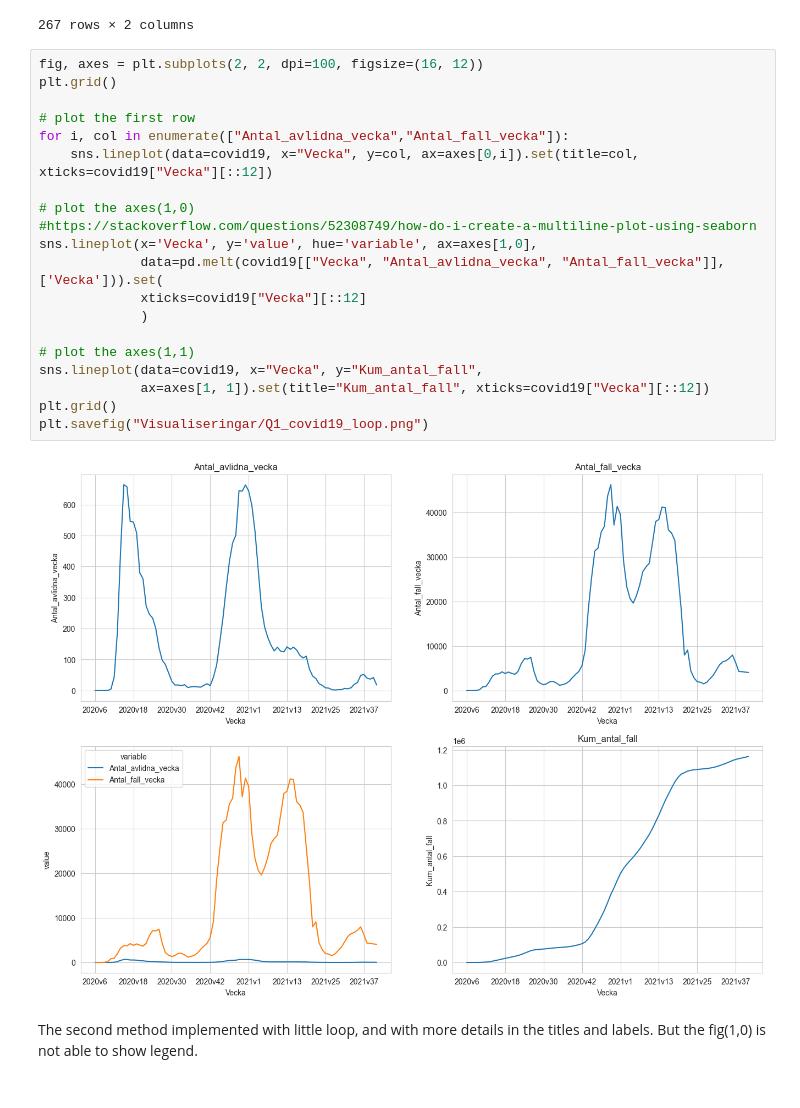
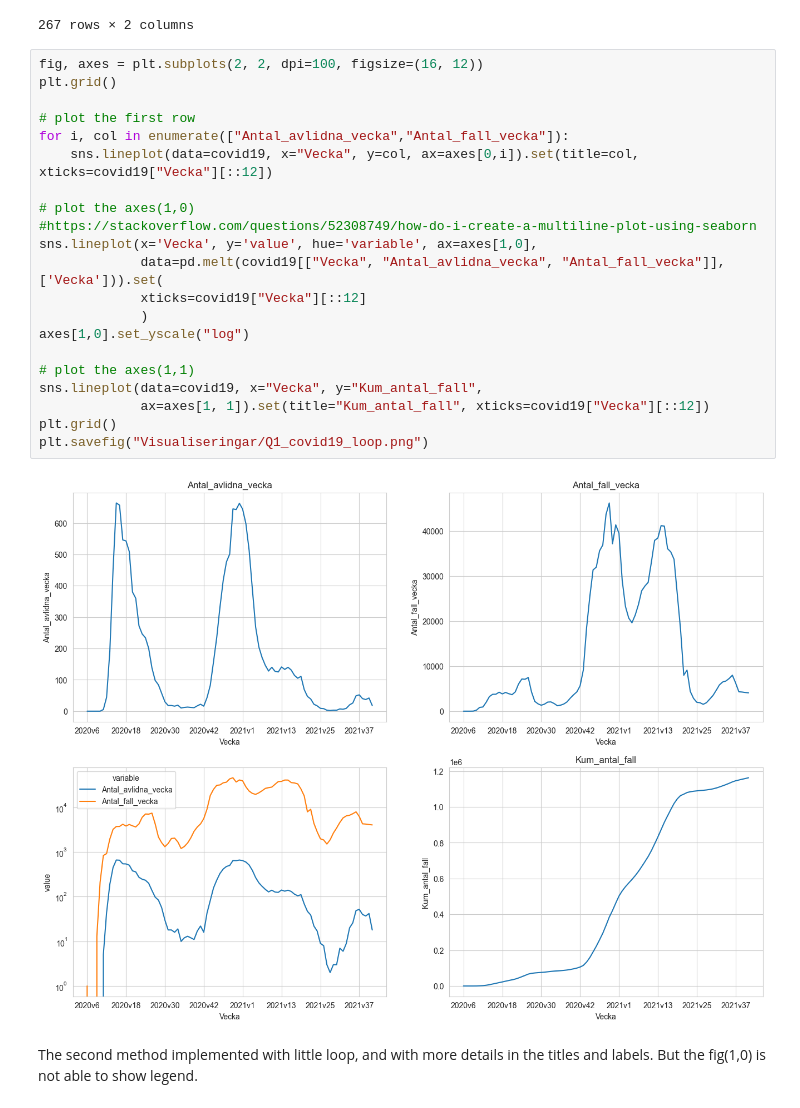
Before and after one commit to yuna-liu/Databehandling-Yuna-Liu, a Jupyter notebook: Labs/Lab1_Covid-19/lab1_covid19.ipynb, the cells around one changed output. Drawn from its saved outputs; the diff is of its cells as text.

```diff
--- a/Labs/Lab1_Covid-19/lab1_covid19.ipynb
+++ b/Labs/Lab1_Covid-19/lab1_covid19.ipynb
@@ -154,25 +154,26 @@ pd.melt(covid19[["Vecka", "Antal_avlidna_vecka", "Antal_fall_vecka"]])
 # %%
 fig, axes = plt.subplots(2, 2, dpi=100, figsize=(16, 12))
 plt.grid()
 
 # plot the first row
 for i, col in enumerate(["Antal_avlidna_vecka","Antal_fall_vecka"]):
     sns.lineplot(data=covid19, x="Vecka", y=col, ax=axes[0,i]).set(title=col, xticks=covid19["Vecka"][::12])
 
 # plot the axes(1,0)
 #https://stackoverflow.com/questions/52308749/how-do-i-create-a-multiline-plot-using-seaborn
 sns.lineplot(x='Vecka', y='value', hue='variable', ax=axes[1,0],
              data=pd.melt(covid19[["Vecka", "Antal_avlidna_vecka", "Antal_fall_vecka"]], ['Vecka'])).set(
              xticks=covid19["Vecka"][::12]
              )
+axes[1,0].set_yscale("log")
 
 # plot the axes(1,1)
 sns.lineplot(data=covid19, x="Vecka", y="Kum_antal_fall",
              ax=axes[1, 1]).set(title="Kum_antal_fall", xticks=covid19["Vecka"][::12])
 plt.grid()
 plt.savefig("Visualiseringar/Q1_covid19_loop.png")
 # %% [output]
-[figure, old version]
+[figure, new version]
 # %% [markdown]
 The second method implemented with little loop, and with more details in the titles and labels.
 But the fig(1,0) is not able to show legend.
```
Also changed, not shown: parts of 4 cells of this notebook, 2 other files.
